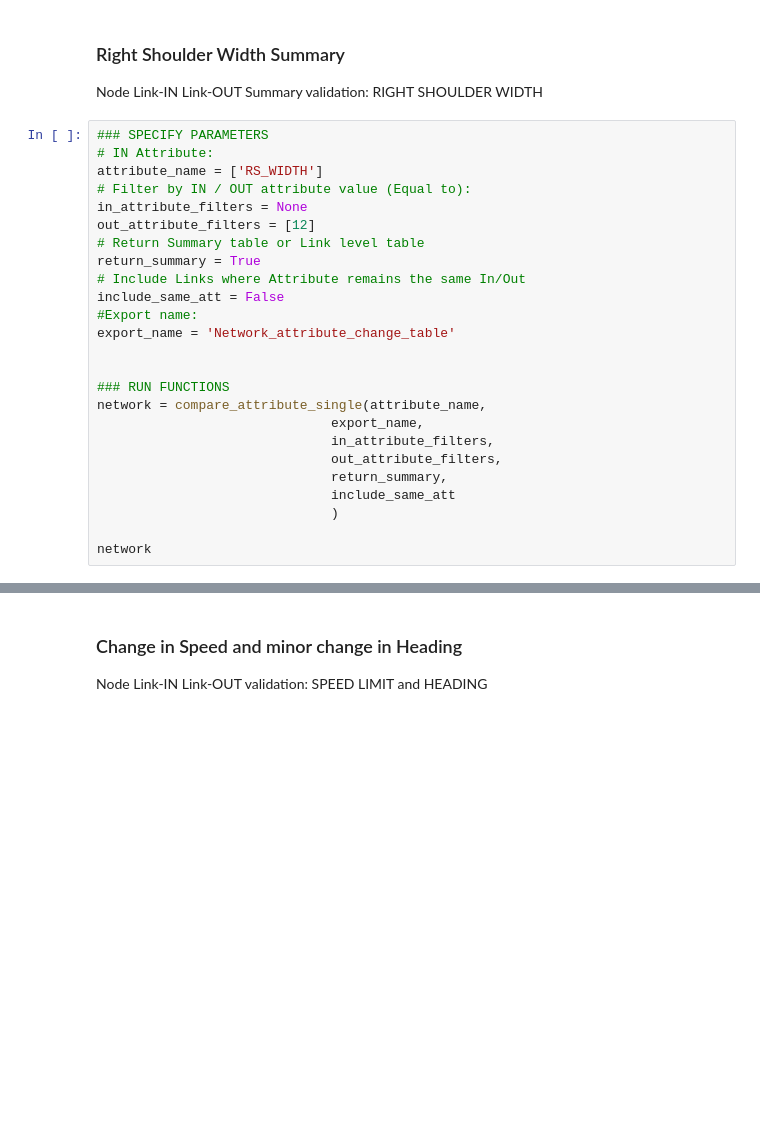
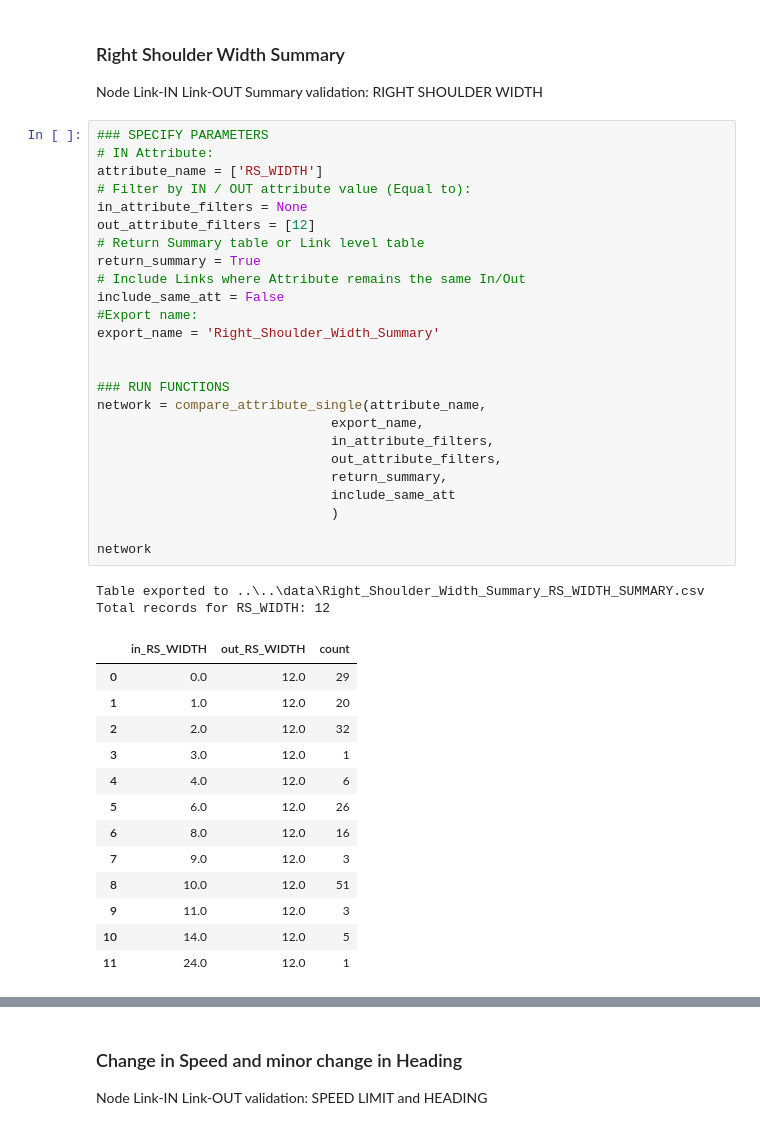
Before and after one commit to wsp-sag/client_chattanooga_rtp_update, a Jupyter notebook: Notebooks/Task 2 - Network Validation/Chattanooga_Network_Validation.ipynb, the cells around one changed output, grey strips where cells are left out. Drawn from its saved outputs; the diff is of its cells as text; blank space fills up the shorter version.

```diff
--- a/Notebooks/Task 2 - Network Validation/Chattanooga_Network_Validation.ipynb
+++ b/Notebooks/Task 2 - Network Validation/Chattanooga_Network_Validation.ipynb
@@ -436,26 +502,42 @@ Node Link-IN  Link-OUT Summary validation: RIGHT SHOULDER WIDTH
 # %%
 ### SPECIFY PARAMETERS
 # IN Attribute:
 attribute_name = ['RS_WIDTH']
 # Filter by IN / OUT attribute value (Equal to):
 in_attribute_filters = None
 out_attribute_filters = [12]
 # Return Summary table or Link level table
 return_summary = True
 # Include Links where Attribute remains the same In/Out
 include_same_att = False
 #Export name:
-export_name = 'Network_attribute_change_table'
+export_name = 'Right_Shoulder_Width_Summary'
 
 
 ### RUN FUNCTIONS
 network = compare_attribute_single(attribute_name,
                               export_name,
                               in_attribute_filters,
                               out_attribute_filters,
                               return_summary,
                               include_same_att
                               )
 
 network
+# %% [output]
+Table exported to ..\..\data\Right_Shoulder_Width_Summary_RS_WIDTH_SUMMARY.csv
+Total records for RS_WIDTH: 12
+|  | in_RS_WIDTH | out_RS_WIDTH | count |
+| 0 | 0.0 | 12.0 | 29 |
+| 1 | 1.0 | 12.0 | 20 |
+| 2 | 2.0 | 12.0 | 32 |
+| 3 | 3.0 | 12.0 | 1 |
+| 4 | 4.0 | 12.0 | 6 |
+| 5 | 6.0 | 12.0 | 26 |
+| 6 | 8.0 | 12.0 | 16 |
+| 7 | 9.0 | 12.0 | 3 |
+| 8 | 10.0 | 12.0 | 51 |
+| 9 | 11.0 | 12.0 | 3 |
+| 10 | 14.0 | 12.0 | 5 |
+| 11 | 24.0 | 12.0 | 1 |
 # %% [markdown]
```
Also changed, not shown: parts of 12 cells of this notebook.
